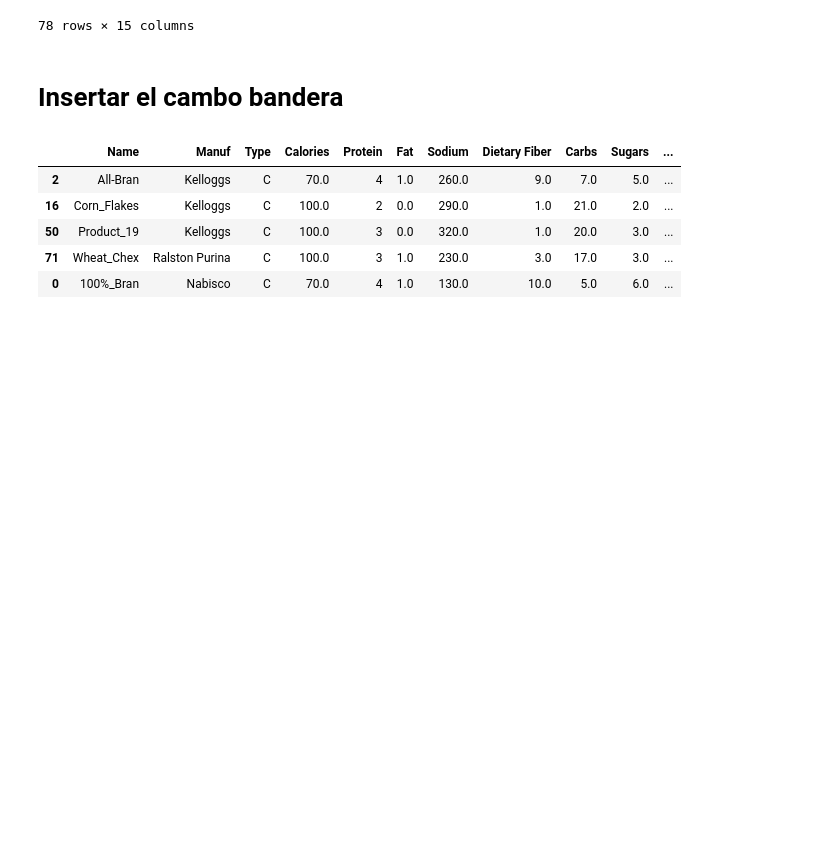
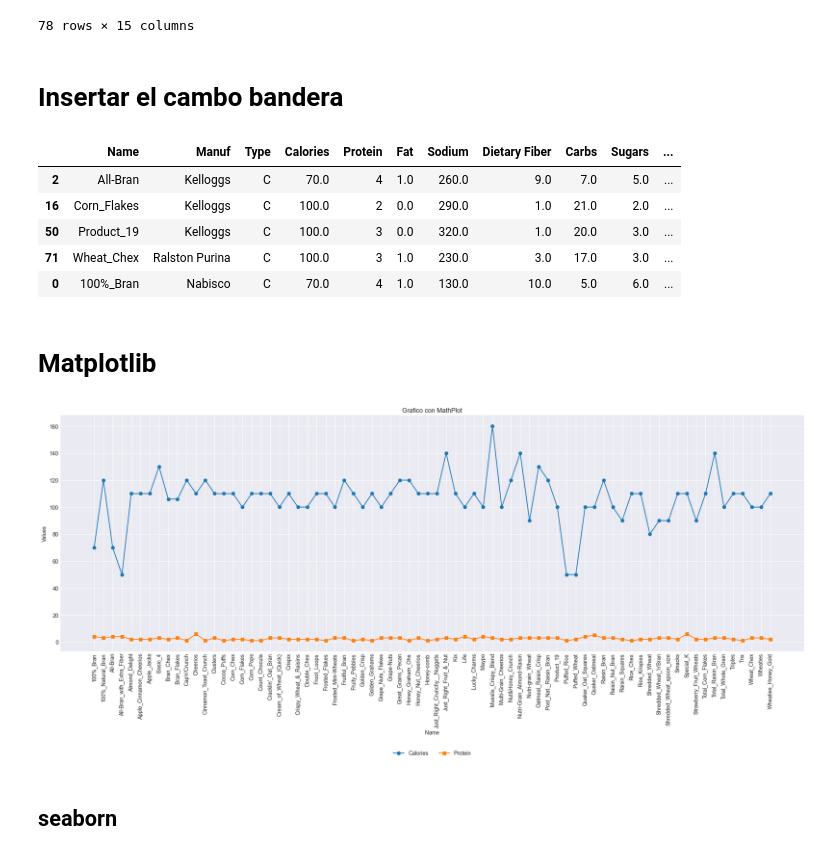
Before and after one commit to Kevin12-0/python-practics, a Jupyter notebook: ejecicios/notebook.ipynb, the cells around one changed output. Cells and saved outputs as stored; diff of their text form; code cells hidden in the pictures; blank space fills up the shorter version.

```diff
--- a/ejecicios/notebook.ipynb
+++ b/ejecicios/notebook.ipynb
@@ -704,3 +704,5 @@ DFConcateando.head()
 | 50 | Product_19 | Kelloggs | C | 100.0 | 3 | 0.0 | 320.0 | 1.0 | 20.0 | 3.0 | ... |
 | 71 | Wheat_Chex | Ralston Purina | C | 100.0 | 3 | 1.0 | 230.0 | 3.0 | 17.0 | 3.0 | ... |
 | 0 | 100%_Bran | Nabisco | C | 70.0 | 4 | 1.0 | 130.0 | 10.0 | 5.0 | 6.0 | ... |
+# %% [markdown]
+# Matplotlib
@@ -706,0 +711,30 @@ DFConcateando.head()
+# %%
+""" datos nesesarios """
+
+name = DFCereal["Name"]
+calories = DFCereal["Calories"]
+protein = DFCereal["Protein"]
+# %%
+plt.style.use("seaborn-v0_8-dark")
+# %%
+plt.figure(figsize=(20, 10))
+
+plt.plot(name, calories, marker="o", label="Calories")
+plt.plot(name, protein, marker="s", label="Protein")
+
+""" leyendas """
+plt.legend(loc="upper center", bbox_to_anchor=(0.5, -0.40), shadow=True, ncol=2)
+""" labels """
+plt.xlabel("Name")
+plt.ylabel("Values")
+plt.title("Grafico con MathPlot")
+
+plt.xticks(rotation=90)
+
+plt.grid(True)
+plt.tight_layout()
+plt.show()
+# %% [output]
+[figure, added]
+# %% [markdown]
+## seaborn
```
Also changed, not shown: parts of 4 cells of this notebook.
